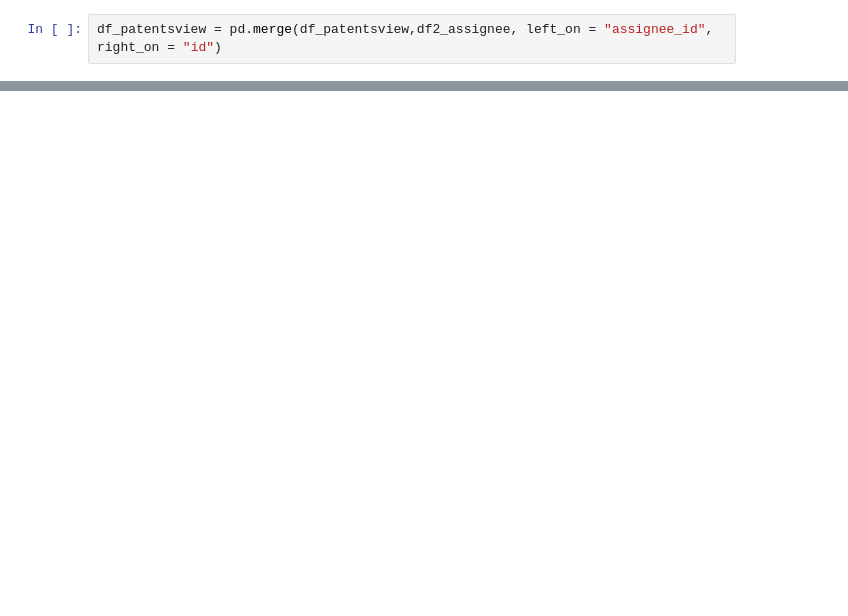
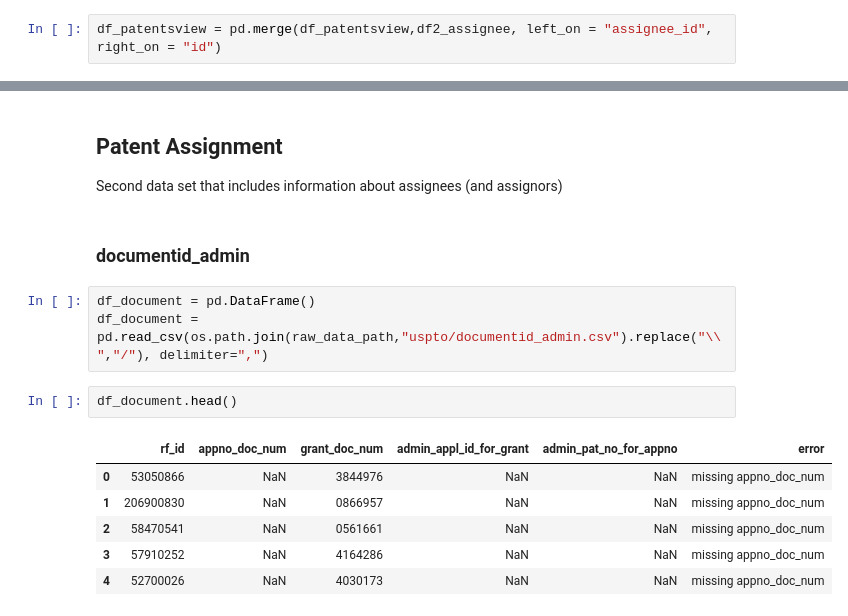
Before and after one commit to prinzpoker/uspto, a Jupyter notebook: notebooks/Melero approach.ipynb, the cells around one changed output, grey strips where cells are left out. Saved outputs shown, nothing was run; the diff lists cells and outputs as text; blank space fills up the shorter version.

```diff
--- a/notebooks/Melero approach.ipynb
+++ b/notebooks/Melero approach.ipynb
@@ -205,0 +165,17 @@ df_patent.to_csv("PreGrant_applications.csv", index=False)
+# %% [markdown]
+## Patent Assignment
+Second data set that includes information about assignees (and assignors)
+# %% [markdown]
+### documentid_admin
+# %%
+df_document = pd.DataFrame()
+df_document = pd.read_csv(os.path.join(raw_data_path,"uspto/documentid_admin.csv").replace("\\","/"), delimiter=",")
+# %%
+df_document.head()
+# %% [output]
+|  | rf_id | appno_doc_num | grant_doc_num | admin_appl_id_for_grant | admin_pat_no_for_appno | error |
+| 0 | 53050866 | NaN | 3844976 | NaN | NaN | missing appno_doc_num |
+| 1 | 206900830 | NaN | 0866957 | NaN | NaN | missing appno_doc_num |
+| 2 | 58470541 | NaN | 0561661 | NaN | NaN | missing appno_doc_num |
+| 3 | 57910252 | NaN | 4164286 | NaN | NaN | missing appno_doc_num |
+| 4 | 52700026 | NaN | 4030173 | NaN | NaN | missing appno_doc_num |
```
Also changed, not shown: parts of 77 cells of this notebook.
